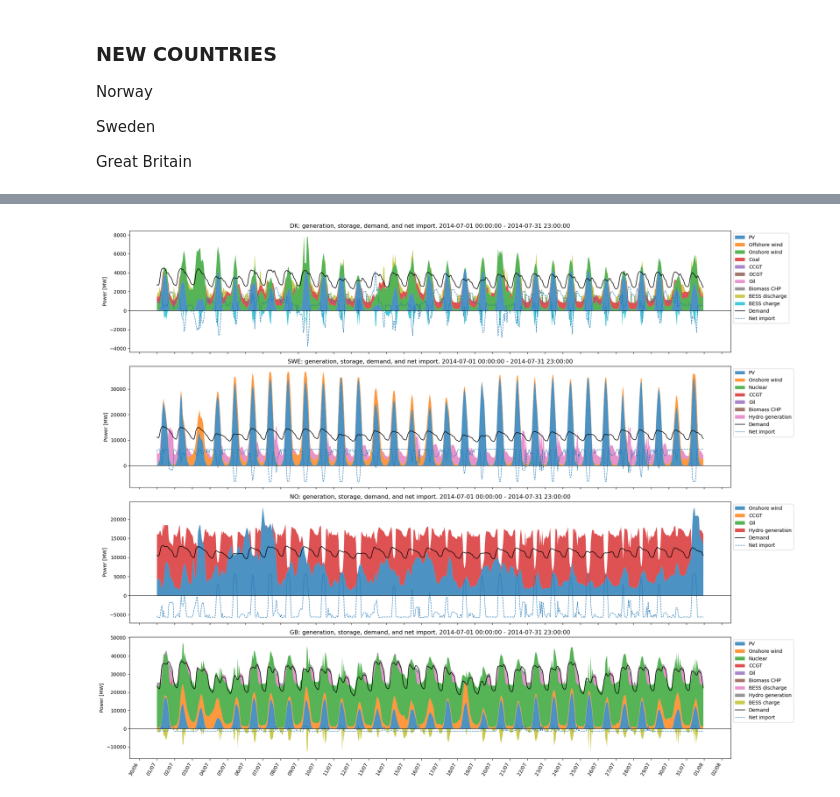
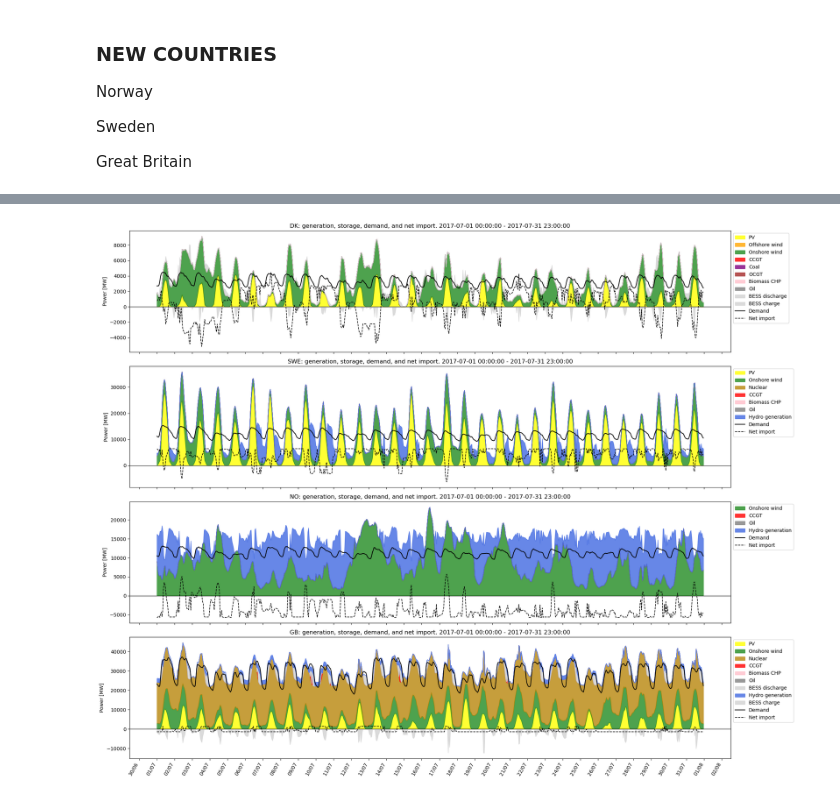
Before and after one commit to martinsiitam/ieg-spring-2026, a Jupyter notebook: martin/project.ipynb, the cells around one changed output, grey strips where cells are left out. Drawn from its saved outputs; the diff is of its cells as text; code cells hidden in the pictures.

```diff
--- a/martin/project.ipynb
+++ b/martin/project.ipynb
@@ -10,7 +10,7 @@ pd.options.mode.string_storage = "python"
 
 
 # Capacity factor year can be chosen to be different
-capacity_factor_year = 2014
+capacity_factor_year = 2017
 
 def hourly_climatology(df):
     df = df[~((df.utc_time.dt.month == 2) & (df.utc_time.dt.day == 29))]
@@ -166,6 +166,8 @@ oil_opex = 35 * 1000 # EUR/MW/year
 ccgt_efficiency = 0.57
 ocgt_efficiency = 0.4
 chp_efficiency = 0.25
+coal_efficiency = 0.38
+oil_efficiency = 0.3
 
 # Input costs
 gas_price = 30 # €/MWh
@@ -180,8 +182,8 @@ pv_marginal_cost = 0 # EUR/MWh
 ccgt_marginal_cost = 4.5 + gas_price / ccgt_efficiency # EUR/MWh
 ocgt_marginal_cost =  4.5 + gas_price / ocgt_efficiency # EUR/MWh
 chp_marginal_cost = 15 + chp_input_price / chp_efficiency # EUR/MWh
-coal_marginal_cost = 4 + coal_fuel_price # EUR/MWh
-oil_marginal_cost = 5 + oil_fuel_price # EUR/MWh
+coal_marginal_cost = 4 + coal_fuel_price / coal_efficiency # EUR/MWh
+oil_marginal_cost = 5 + oil_fuel_price / oil_efficiency # EUR/MWh
 # %% [markdown]
 # PyPsa setup
 # %%
@@ -1247,7 +1404,7 @@ Sweden
 Great Britain
 # %%
 # Don't allow to have the 10 year average anymore as a CF setting
-capacity_factor_year = 2014
+capacity_factor_year = 2017
 if capacity_factor_year is None:
     capacity_factor_year = 2015
 
@@ -1913,7 +2070,7 @@ n.add(
     bus1="SWE",
     s_nom=2415, #MW
     x = 0.1,
-    r = 1
+    r = 0
 )
 
 n.add(
@@ -1923,7 +2080,7 @@ n.add(
     bus1="NO",
     s_nom=4000, #MW
     x = 0.1,
-    r = 1
+    r = 0
 )
 
 n.add(
@@ -1933,7 +2090,7 @@ n.add(
     bus1="DK",
     s_nom=1700, #MW
     x = 0.1,
-    r = 1
+    r = 0
 )
 
 n.add(
@@ -1943,7 +2100,7 @@ n.add(
     bus1="GB",
     s_nom=1400, #MW
     x = 0.1,
-    r = 1
+    r = 0
 )
 
 
@@ -2201,4 +2359,29 @@ plt.show()
 # %%
+import numpy as np
+import pandas as pd
+import matplotlib.pyplot as plt
+import matplotlib.dates as mdates
+
+# ----------------------------
+# CONSISTENT COLORS
+# ----------------------------
+tech_colors = {
+    "Demand": "black",
+    "PV": "yellow",
+    "Onshore wind": "forestgreen",
+    "Offshore wind": "orange",
+    "CCGT": "red",
+    "OCGT": "brown",
+    "Coal": "purple",
+    "Biomass CHP": "pink",
+    "Oil": "gray",
+    "Hydro": "royalblue",
+    "Battery": "olive",
+    "Nuclear": "darkgoldenrod",
+    "Battery discharge": "#1b5e20",
+    "Battery charge": "#1b5e20"
+}
+
 # ----------------------------
 # TIME WINDOW
 # ----------------------------
@@ -2327,43 +2510,47 @@ for ax, country in zip(axes, countries):
     pos_cum = np.zeros(len(x))
     for col in gen_df.columns:
         y = gen_df[col].to_numpy()
-        ax.fill_between(x, pos_cum, pos_cum + y, alpha=0.8, label=col)
+        color = tech_colors.get(col, "lightgray")
+        ax.fill_between(x, pos_cum, pos_cum + y, alpha=0.8, label=col, color=color)
         pos_cum = pos_cum + y
 
     # positive stack: storage discharge
     for col in storage_discharge_df.columns:
         y = storage_discharge_df[col].to_numpy()
         if np.any(y != 0):
-            ax.fill_between(x, pos_cum, pos_cum + y, alpha=0.8, label="Hydro generation" if col == "Hydro" else f"{col} discharge")
+            label = "Hydro generation" if col == "Hydro" else f"{col} discharge"
+            color = tech_colors.get(col, "lightgray")
+            ax.fill_between(x, pos_cum, pos_cum + y, alpha=0.8, label=label, color=color)
             pos_cum = pos_cum + y
 
     # negative stack: storage charge
     neg_cum = np.zeros(len(x))
     for col in storage_charge_df.columns:
         if "Hydro" in col:
             continue
         y = storage_charge_df[col].to_numpy()   # negative or zero
         if np.any(y != 0):
-            ax.fill_between(x, neg_cum, neg_cum + y, alpha=0.8, label=f"{col} charge")
+            color = tech_colors.get(col, "lightgray")
+            ax.fill_between(x, neg_cum, neg_cum + y, alpha=0.8, label=f"{col} charge", color=color)
             neg_cum = neg_cum + y
 
     # demand line
-    ax.plot(x, demand.to_numpy(), color="black", linewidth=1.2, label="Demand")
+    ax.plot(x, demand.to_numpy(), color=tech_colors["Demand"], linewidth=1.5, label="Demand")
 
     # net import line
-    ax.plot(x, net_import.to_numpy(), linestyle="--", linewidth=1.0, label="Net import")
+    ax.plot(x, net_import.to_numpy(), linestyle="--", linewidth=1.2, color="black", label="Net import")
 
     ax.axhline(0, color="black", linewidth=0.8)
     ax.set_ylabel("Power [MW]")
     ax.set_title(f"{country}: generation, storage, demand, and net import. {start_date} - {end_date}")
     ax.legend(loc="upper left", bbox_to_anchor=(1, 1))
 
 axes[-1].xaxis.set_major_locator(mdates.DayLocator(interval=1))
 axes[-1].xaxis.set_major_formatter(mdates.DateFormatter("%d/%m"))
 plt.setp(axes[-1].get_xticklabels(), rotation=60, ha="right")
 
 plt.tight_layout()
 plt.show()
 # %% [output]
-[figure, old version]
+[figure, new version]
 # %%
```
Also changed, not shown: parts of 29 cells of this notebook, 1 other file.
